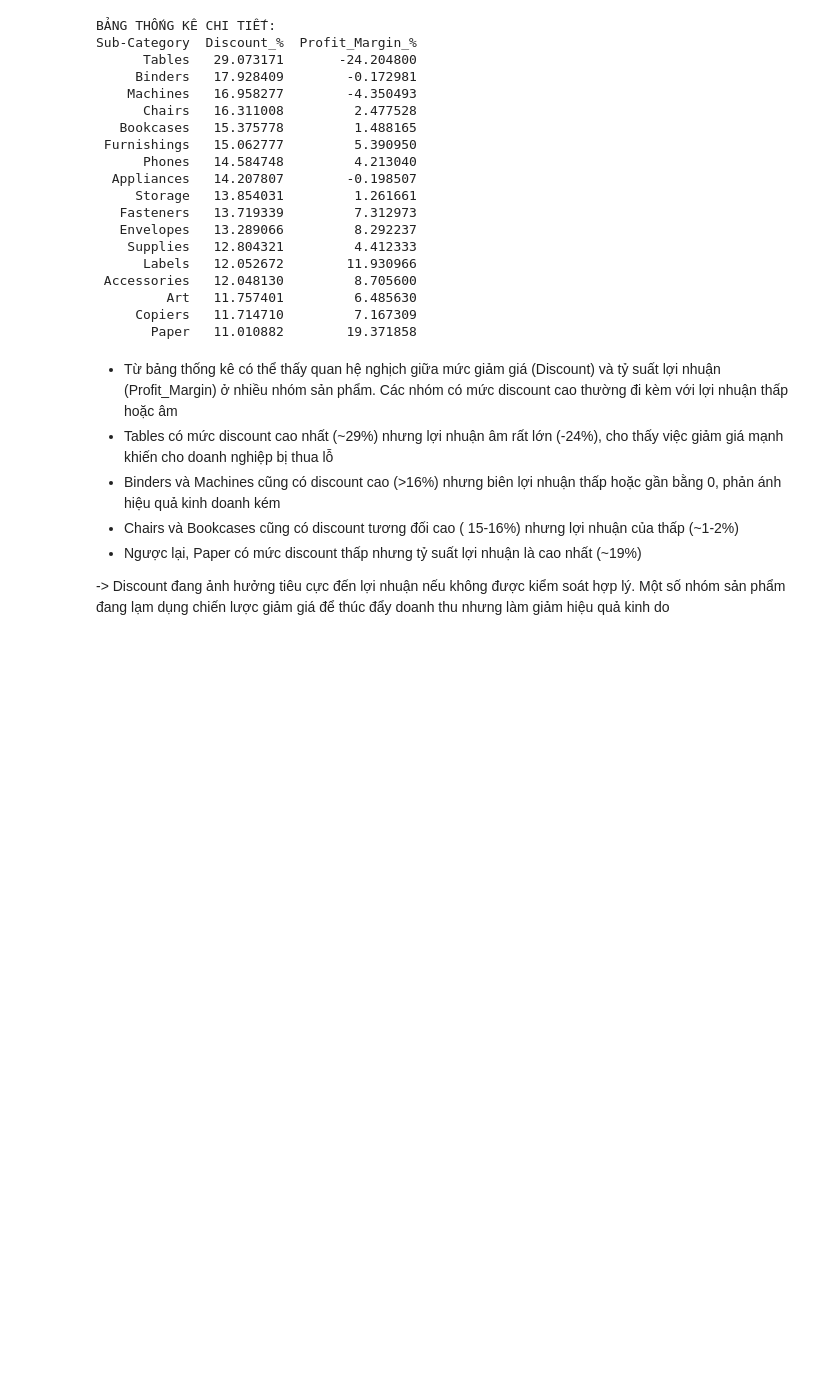
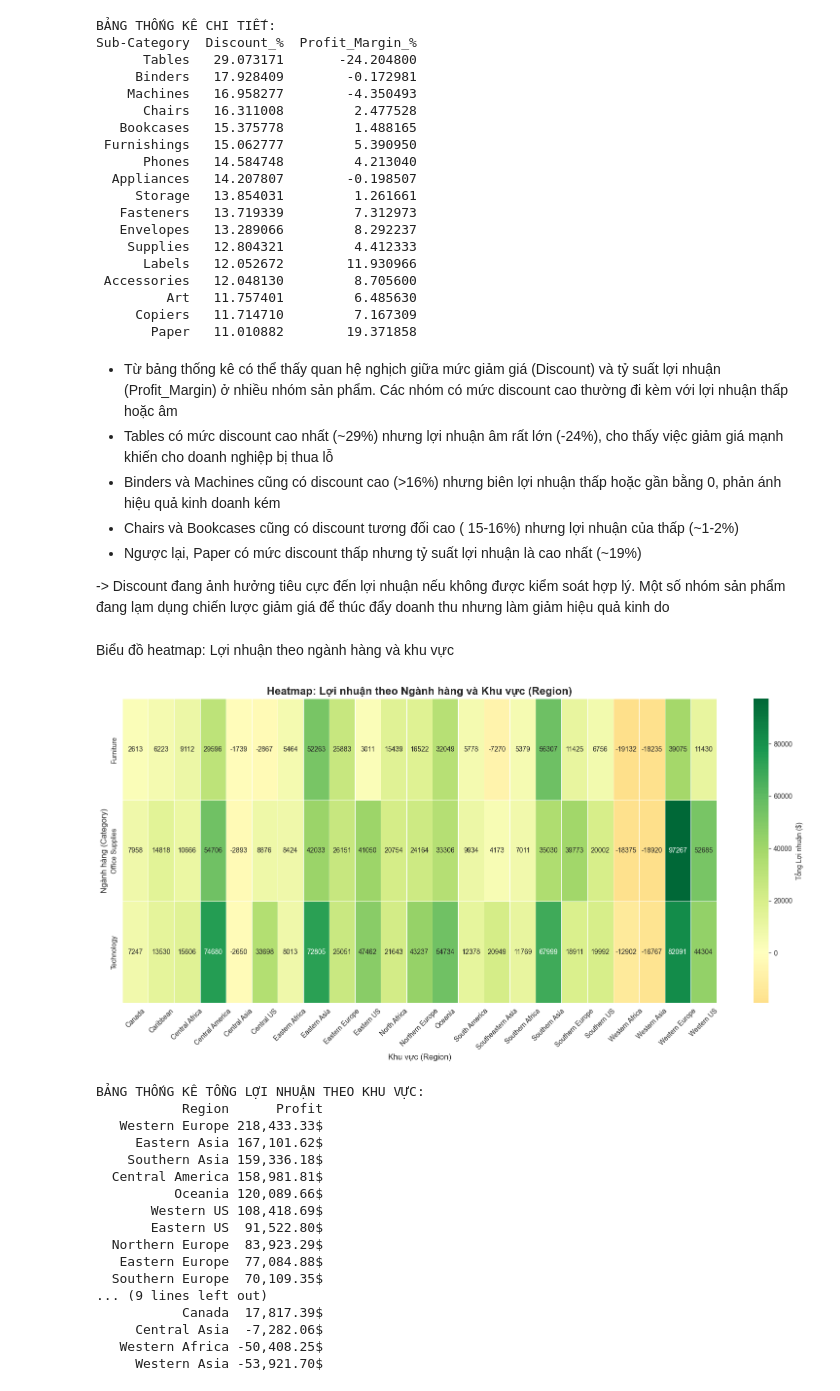
Before and after one commit to TranggVu/TranggVu_GlobalSuperStore, a Jupyter notebook: Global_Superstore.ipynb, the cells around one changed output. Saved outputs shown, nothing was run; the diff lists cells and outputs as text; code cells hidden in the pictures; blank space fills up the shorter version.

```diff
--- a/Global_Superstore.ipynb
+++ b/Global_Superstore.ipynb
@@ -396,3 +418,46 @@ Sub-Category  Discount_%  Profit_Margin_%
 - Ngược lại, Paper có mức discount thấp nhưng tỷ suất lợi nhuận là cao nhất (~19%)
 
 -> Discount đang ảnh hưởng tiêu cực đến lợi nhuận nếu không được kiểm soát hợp lý. Một số nhóm sản phẩm đang lạm dụng chiến lược giảm giá để thúc đẩy doanh thu nhưng làm giảm hiệu quả kinh do
+# %% [markdown]
+Biểu đồ heatmap: Lợi nhuận theo ngành hàng và khu vực
+# %%
+heatmap_region = od.pivot_table(index='Category',
+                                columns='Region',
+                                values='Profit',
+                                aggfunc='sum')
+
+plt.figure(figsize=(16, 8))
+sns.heatmap(heatmap_region, annot=True, fmt=".0f", cmap='RdYlGn', center=0,
+            linewidths=.5, cbar_kws={'label': 'Tổng Lợi nhuận ($)'})
+plt.title('Heatmap: Lợi nhuận theo Ngành hàng và Khu vực (Region)', fontsize=16, fontweight='bold')
+plt.xlabel('Khu vực (Region)', fontsize=12)
+plt.ylabel('Ngành hàng (Category)', fontsize=12)
+plt.xticks(rotation=45)
+plt.tight_layout()
+plt.show()
+region_profit_summary = od.groupby('Region')['Profit'].sum().reset_index()
+# 3. Sắp xếp từ Lãi cao nhất đến Lỗ nặng nhất
+region_profit_summary = region_profit_summary.sort_values('Profit', ascending=False)
+print("\nBẢNG THỐNG KÊ TỔNG LỢI NHUẬN THEO KHU VỰC:")
+print(region_profit_summary.to_string(
+    formatters={'Profit': '{:,.2f}$'.format}
+))
+# %% [output]
+[figure, added]
+BẢNG THỐNG KÊ TỔNG LỢI NHUẬN THEO KHU VỰC:
+           Region      Profit
+   Western Europe 218,433.33$
+     Eastern Asia 167,101.62$
+    Southern Asia 159,336.18$
+  Central America 158,981.81$
+          Oceania 120,089.66$
+       Western US 108,418.69$
+       Eastern US  91,522.80$
+  Northern Europe  83,923.29$
+   Eastern Europe  77,084.88$
+  Southern Europe  70,109.35$
+... (9 lines left out)
+           Canada  17,817.39$
+     Central Asia  -7,282.06$
+   Western Africa -50,408.25$
+     Western Asia -53,921.70$
```
Also changed, not shown: parts of 8 cells of this notebook.
